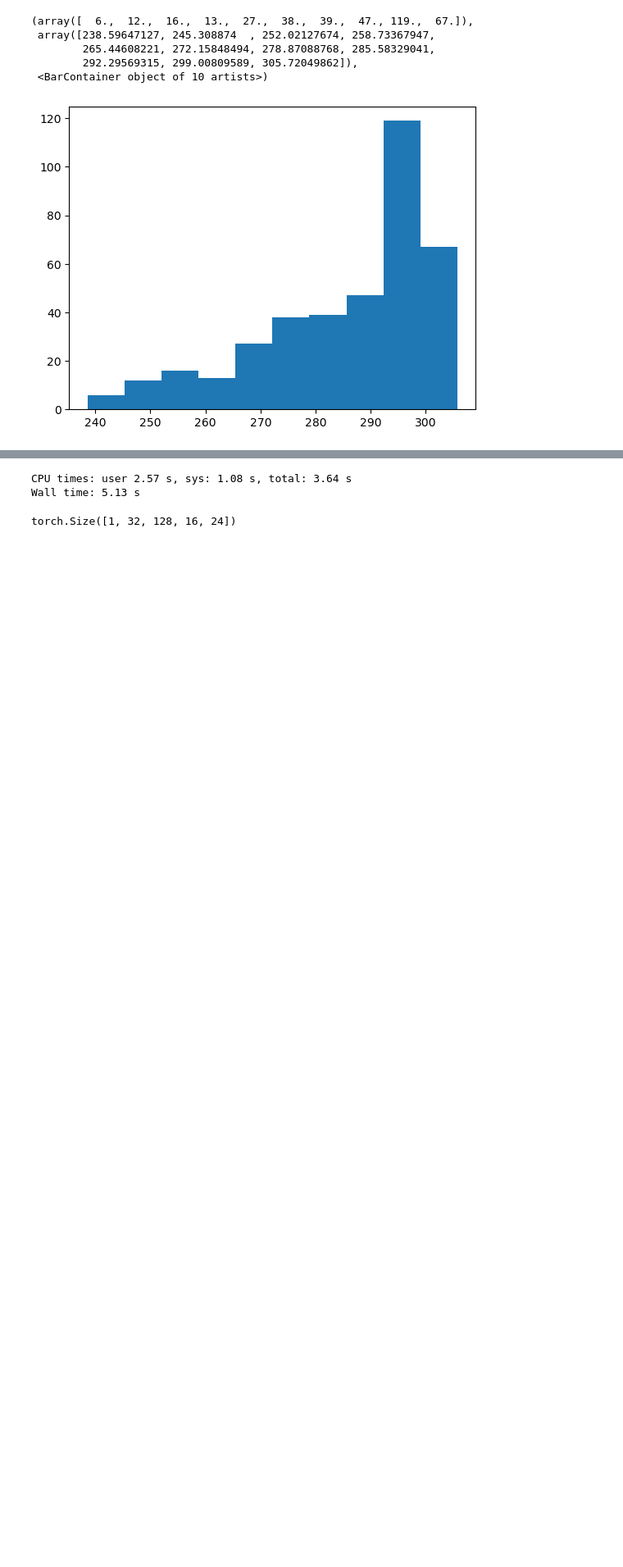
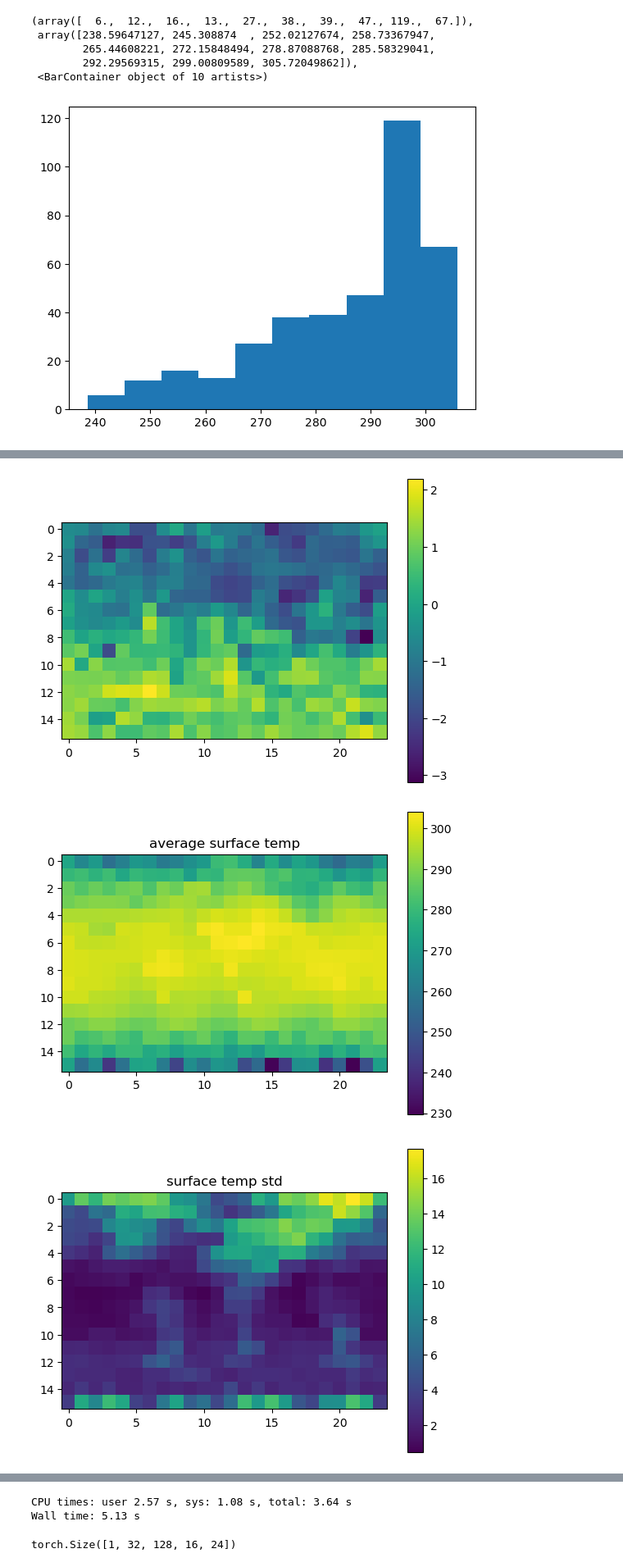
Before and after one commit to SammyAgrawal/diffusion-climsim, a Jupyter notebook: Processing_ClimSim.ipynb, the cells around one changed output, grey strips where cells are left out. Shown at 82% size. Cells and saved outputs as stored; diff of their text form; code cells hidden in the pictures; blank space fills up the shorter version.

```diff
--- a/Processing_ClimSim.ipynb
+++ b/Processing_ClimSim.ipynb
@@ -325,0 +332,10 @@ input_vars, output_vars = data.load_vars('v1', tendencies=False)
+# %%
+mapper = fs.get_mapper('leap-persistent-ro/sungdukyu/E3SM-MMF_ne4.train.input.zarr')
+ds_in = xr.open_dataset(mapper, engine='zarr', chunks={})
+mapper = fs.get_mapper('leap-persistent-ro/sungdukyu/E3SM-MMF_ne4.train.output.zarr')
+ds_out = xr.open_dataset(mapper, engine='zarr', chunks={})
+
+ds_in, ds_out = ds_in[input_vars].rename({'sample':'time'}), ds_out[output_vars].rename({'sample':'time'})
+# %%
+ds_out = data.add_space(ds_out)
+permute_indices = diff.mydatasets.image_regridding(ds_out)
@@ -325,0 +355,3 @@ input_vars, output_vars = data.load_vars('v1', tendencies=False)
+# %%
+input_mean, input_std, output_mean, output_std = data.get_norm_info("image")
+output_std['cam_out_PRECSC'].data = output_std.cam_out_PRECSC.mean().item() * np.ones_like(output_std.cam_out_PRECSC.data)
@@ -325,0 +535,3 @@ input_vars, output_vars = data.load_vars('v1', tendencies=False)
+# %%
+%%time
+mbatch = ds_out.isel(time=slice(0,32)).load()
@@ -325,0 +541,11 @@ input_vars, output_vars = data.load_vars('v1', tendencies=False)
+# %%
+tmap = mbatch.state_t.isel(time=0, lev=59, ncol=permute_indices).data.reshape(16, 24)
+t_avg = output_mean.state_t.sel(lev=59, ncol=permute_indices).data.reshape(16, 24)
+t_std = output_std.state_t.sel(lev=59, ncol=permute_indices).data.reshape(16, 24)
+imshow((tmap-t_avg) / t_std)
+imshow(t_avg, "average surface temp")
+imshow(t_std, "surface temp std")
+# %% [output]
+[figure, added]
+[figure, added]
+[figure, added]
```
Also changed, not shown: parts of 149 cells of this notebook, 11 other files.
